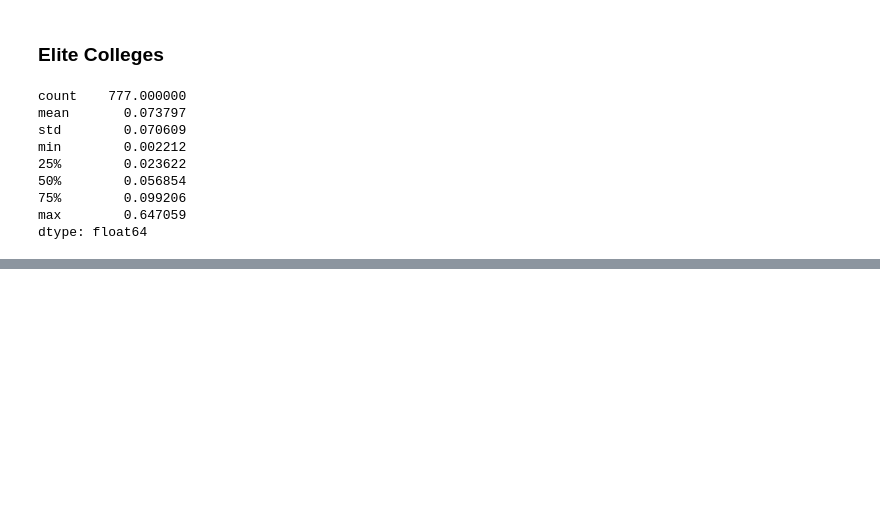
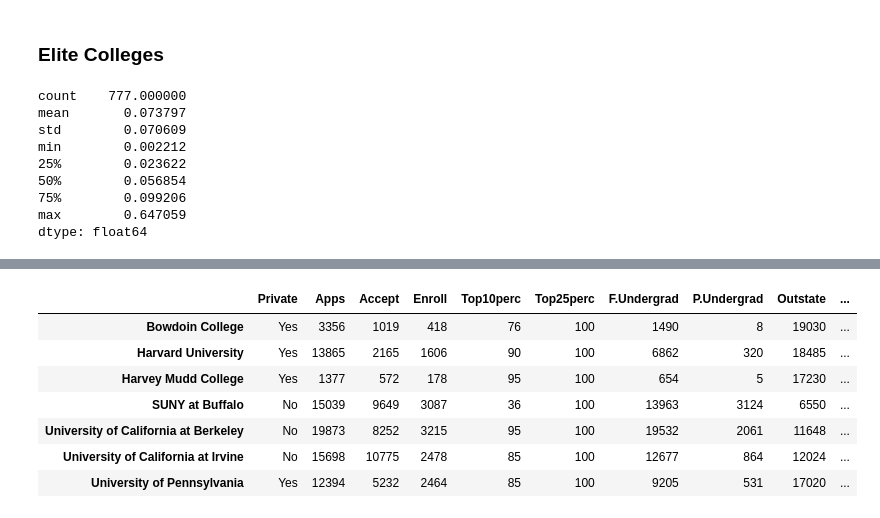
Before and after one commit to mervekovan/StatisticalLearningExercises, a Jupyter notebook: SL-ch2-eg8.ipynb, the cells around one changed output, grey strips where cells are left out. Saved outputs shown, nothing was run; the diff lists cells and outputs as text; code cells hidden in the pictures; blank space fills up the shorter version.

```diff
--- a/SL-ch2-eg8.ipynb
+++ b/SL-ch2-eg8.ipynb
@@ -198,0 +193,11 @@ Name: Outstate, dtype: float64
+# %%
+college[college.Top25perc==100]
+# %% [output]
+|  | Private | Apps | Accept | Enroll | Top10perc | Top25perc | F.Undergrad | P.Undergrad | Outstate | ... |
+| Bowdoin College | Yes | 3356 | 1019 | 418 | 76 | 100 | 1490 | 8 | 19030 | ... |
+| Harvard University | Yes | 13865 | 2165 | 1606 | 90 | 100 | 6862 | 320 | 18485 | ... |
+| Harvey Mudd College | Yes | 1377 | 572 | 178 | 95 | 100 | 654 | 5 | 17230 | ... |
+| SUNY at Buffalo | No | 15039 | 9649 | 3087 | 36 | 100 | 13963 | 3124 | 6550 | ... |
+| University of California at Berkeley | No | 19873 | 8252 | 3215 | 95 | 100 | 19532 | 2061 | 11648 | ... |
+| University of California at Irvine | No | 15698 | 10775 | 2478 | 85 | 100 | 12677 | 864 | 12024 | ... |
+| University of Pennsylvania | Yes | 12394 | 5232 | 2464 | 85 | 100 | 9205 | 531 | 17020 | ... |
```
Also changed, not shown: parts of 9 cells of this notebook.
